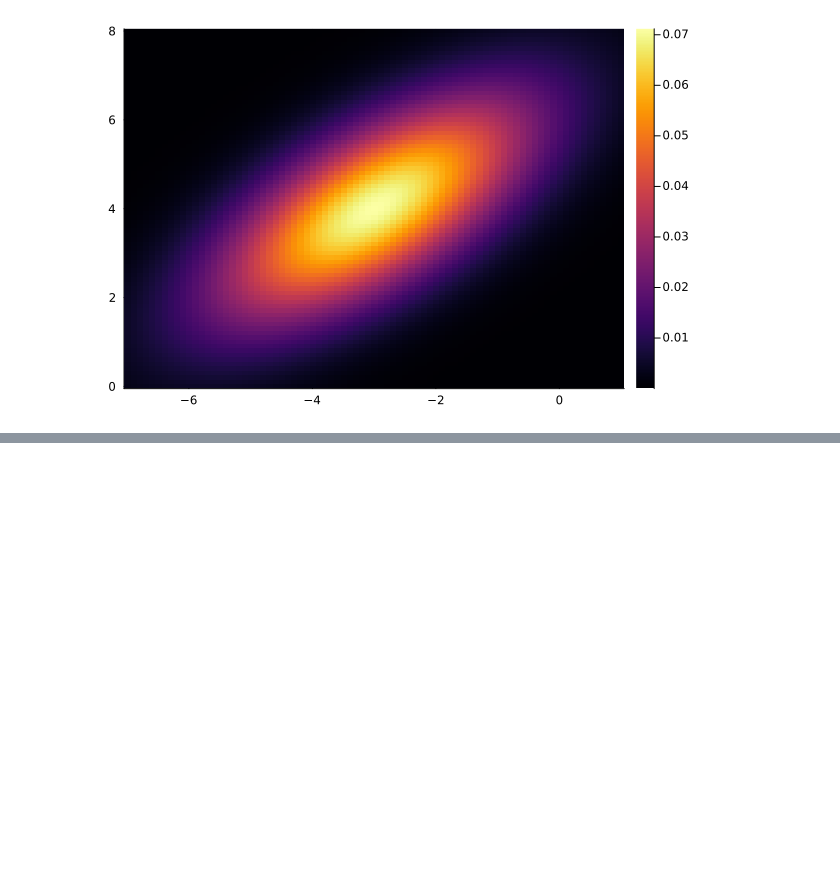
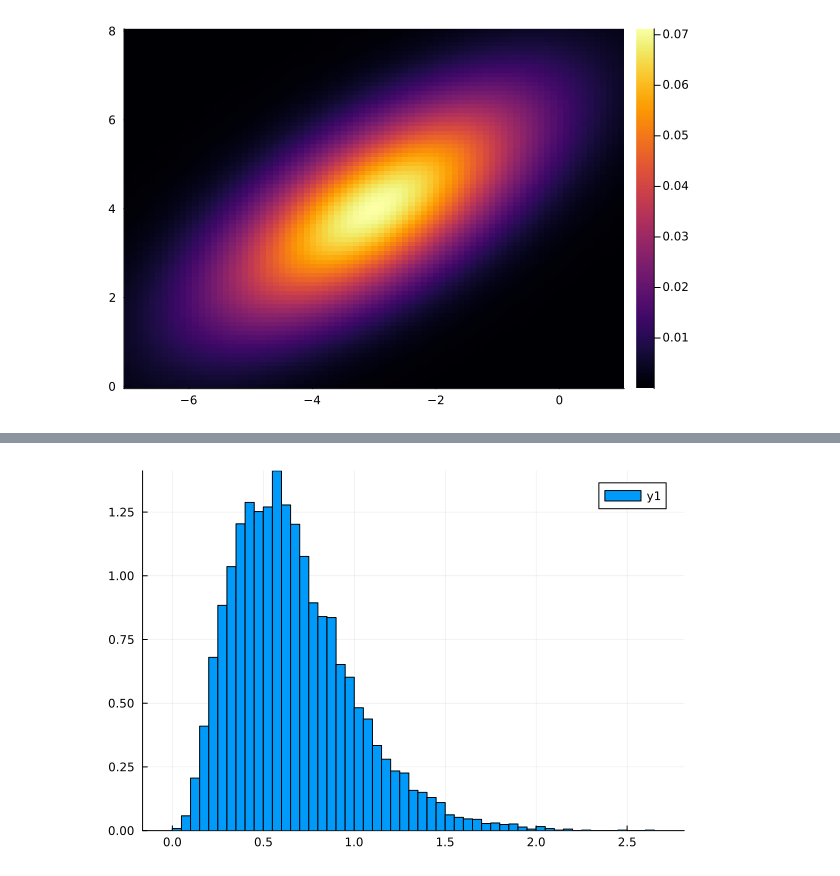
Before and after one commit to SylvainBrouwer/PRML-in-Julia, a Jupyter notebook: notebooks/ch02_probability_distributions.ipynb, the cells around one changed output, grey strips where cells are left out. Drawn from its saved outputs; the diff is of its cells as text; code cells hidden in the pictures; blank space fills up the shorter version.

```diff
--- a/notebooks/ch02_probability_distributions.ipynb
+++ b/notebooks/ch02_probability_distributions.ipynb
@@ -159,0 +193,6 @@ plot(x, y, seriestype=:scatter)
+# %%
+dist = Gamma(4, 6)
+X = map(x -> sample(dist), 1:10000)
+histogram(X, normalize=:pdf)
+# %% [output]
+[figure, added]
```
Also changed, not shown: parts of 4 cells of this notebook, 6 other files.
